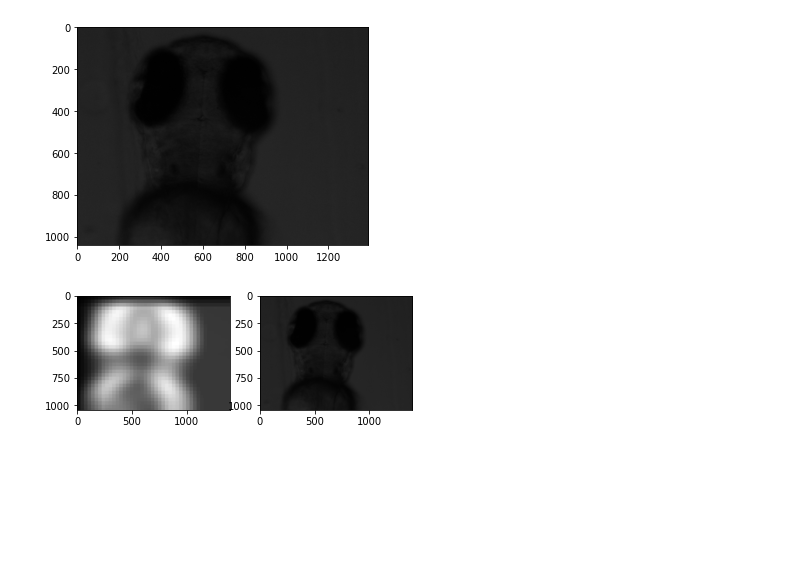
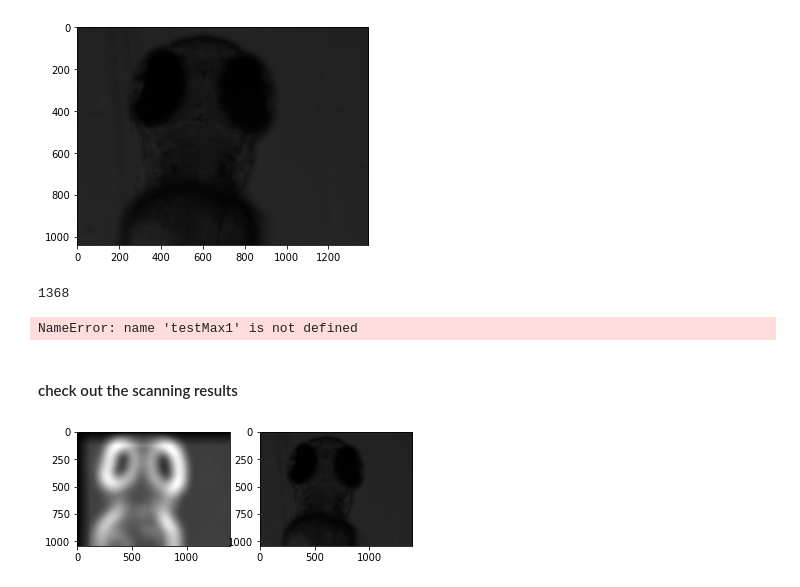
Before and after one commit to leeroyhannover/LM, a Jupyter notebook: digitalConfocal/notebooks/focalMap_demo.ipynb, the cells around one changed output. Drawn from its saved outputs; the diff is of its cells as text; code cells hidden in the pictures; blank space fills up the shorter version.

```diff
--- a/digitalConfocal/notebooks/focalMap_demo.ipynb
+++ b/digitalConfocal/notebooks/focalMap_demo.ipynb
@@ -101,6 +130,6 @@ def visualizeStack(image, stepArray, windowSize):
 # %%
 # read in the image
-image = np.load('F:/LM/digitalConfocal/notebooks/testIMG.npy')
+image = np.load('./testIMG.npy')
 
 # sorting out the image
 image = np.stack((image,)*3, axis=-1)  # remember the operation is on 3 channels
@@ -133,12 +173,24 @@ visualizeStack(image, stepArray=stepArray, windowSize=(winW, winH))
+# %%
+print(x)
+# %% [output]
+1368
+# %%
+testPatch = testMax1[2]
+print(testPatch.shape)
+plt.imshow(testPatch, cmap='gray')
+# %% [output]
+NameError: name 'testMax1' is not defined
+# %% [markdown]
+#### check out the scanning results
 # %%
 # compare the results with original pic
 
-tempScan =  np.load('stdMap.npy')
+tempScan =  np.load('fMaxStack.npy')
 
 plt.subplot(1,2,1)
 plt.imshow(tempScan, cmap='gray')
 plt.subplot(1,2,2)
 plt.imshow(image, cmap='gray')
 plt.show()
 # %% [output]
-[figure, old version]
+[figure, new version]
```
Also changed, not shown: parts of 13 cells of this notebook, 41 other files.
